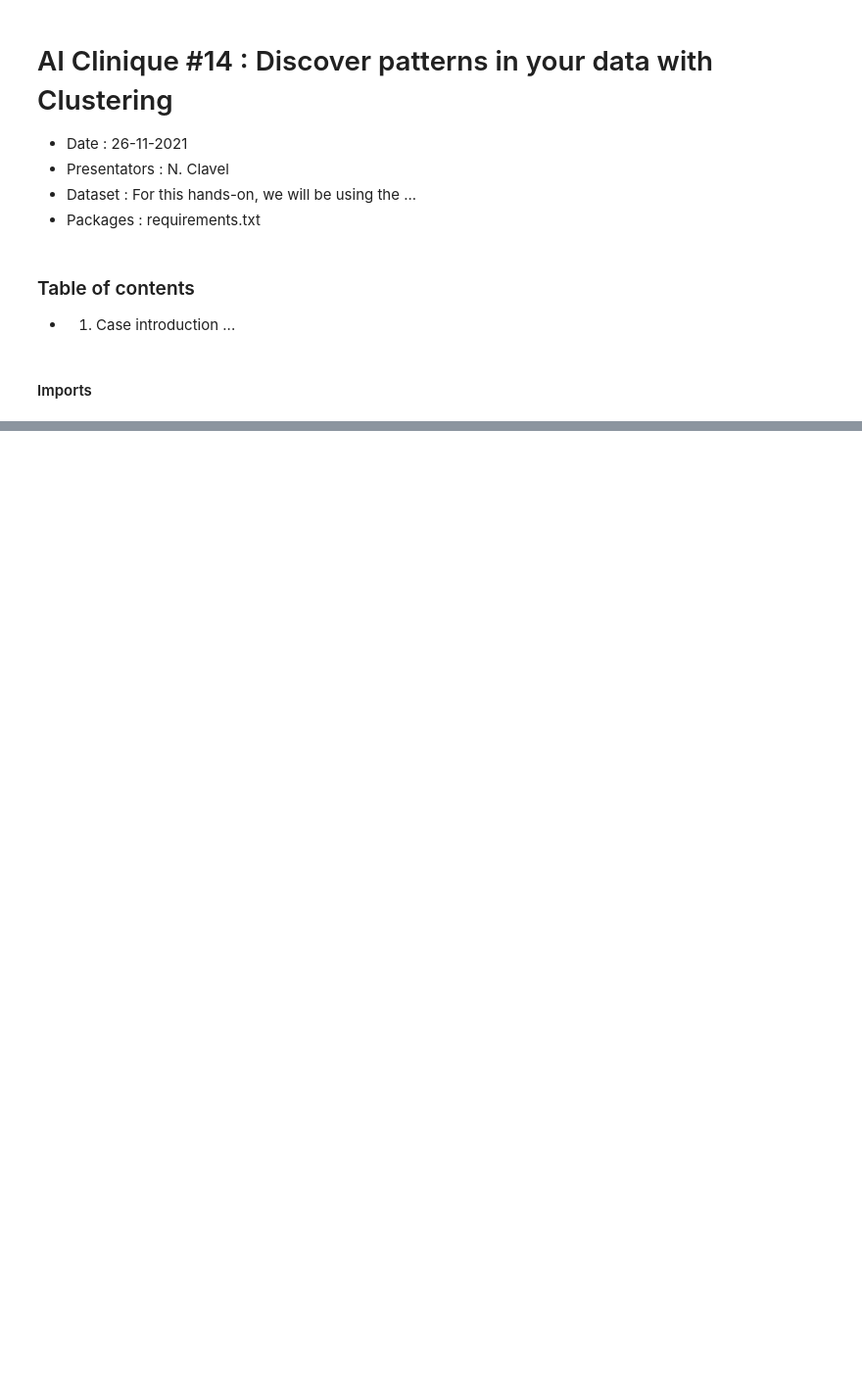
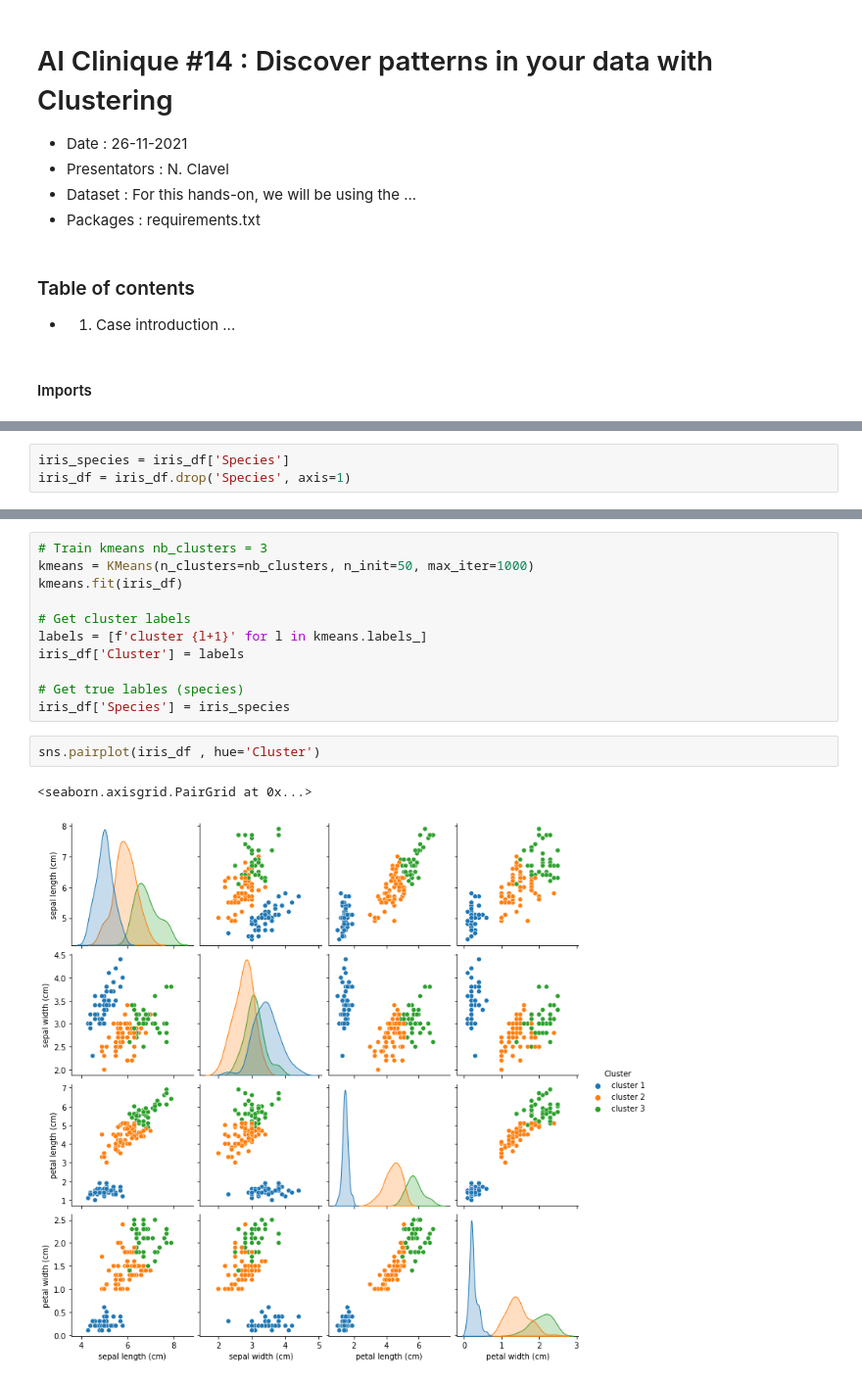
Before and after one commit to nico06266/clustering_hands_on, a Jupyter notebook: notebooks/clustering_find_pattern_in_your_data.ipynb, the cells around one changed output, grey strips where cells are left out. Shown at 98% size. Drawn from its saved outputs; the diff is of its cells as text; blank space fills up the shorter version.

```diff
--- a/notebooks/clustering_find_pattern_in_your_data.ipynb
+++ b/notebooks/clustering_find_pattern_in_your_data.ipynb
@@ -36,0 +90,3 @@ A combined cycle power plant (CCPP) is composed of gas turbines (GT), steam turb
+# %%
+iris_species = iris_df['Species']
+iris_df = iris_df.drop('Species', axis=1)
@@ -36,0 +96,16 @@ A combined cycle power plant (CCPP) is composed of gas turbines (GT), steam turb
+# %%
+# Train kmeans nb_clusters = 3
+kmeans = KMeans(n_clusters=nb_clusters, n_init=50, max_iter=1000)
+kmeans.fit(iris_df)
+
+# Get cluster labels
+labels = [f'cluster {l+1}' for l in kmeans.labels_]
+iris_df['Cluster'] = labels
+
+# Get true lables (species)
+iris_df['Species'] = iris_species
+# %%
+sns.pairplot(iris_df , hue='Cluster')
+# %% [output]
+<seaborn.axisgrid.PairGrid at 0x...>
+[figure, added]
```
Also changed, not shown: parts of 18 cells of this notebook, 1 other file.
